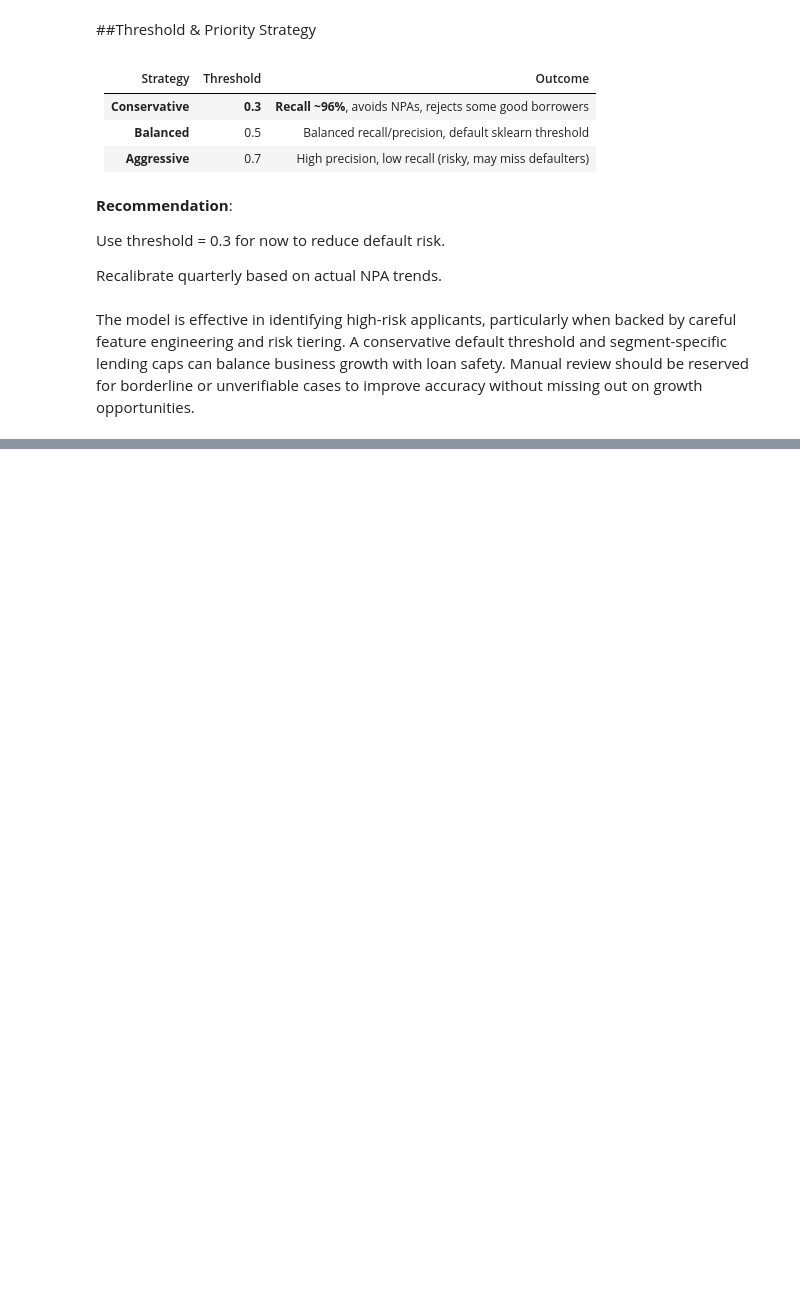
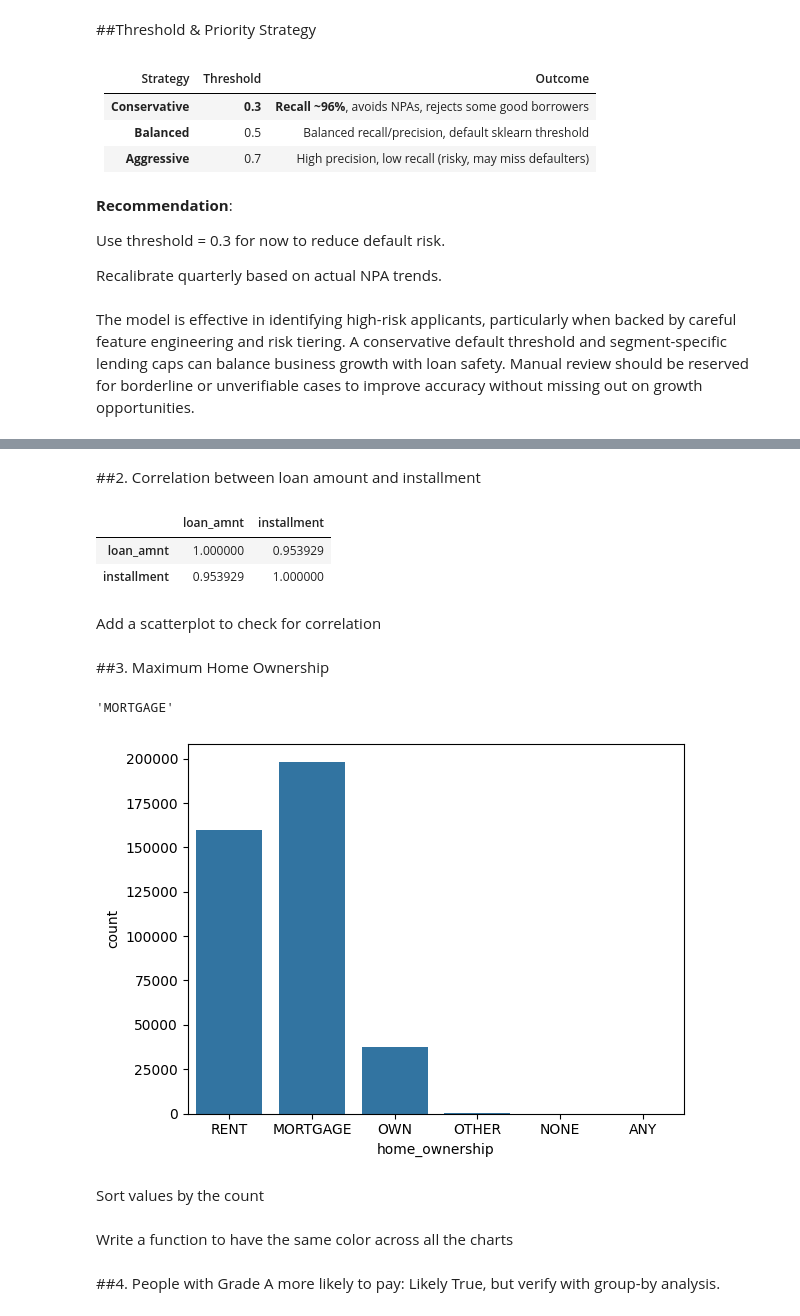
Before and after one commit to hiyer7/Data-Science-Projects, a Jupyter notebook: LoanTap_Logistic_Regression.ipynb, the cells around one changed output, grey strips where cells are left out. Cells and saved outputs as stored; diff of their text form; code cells hidden in the pictures; blank space fills up the shorter version.

```diff
--- a/LoanTap_Logistic_Regression.ipynb
+++ b/LoanTap_Logistic_Regression.ipynb
@@ -1052,0 +1316,5 @@ ValueError: could not convert string to float: 'B'
+# %%
+url = "https://drive.google.com/file/d/1ZPYj7CZCfxntE8p2Lze_4QO4MyEOy6_d/view?usp=drive_link"
+file_id = url.split('/')[-2]
+download_url = f"https://drive.google.com/uc?id={file_id}"
+df1 = pd.read_csv(download_url)
@@ -1052,0 +1333,27 @@ ValueError: could not convert string to float: 'B'
+# %% [markdown]
+##2. Correlation between loan amount and installment
+# %%
+df1[['loan_amnt', 'installment']].corr()
+# %% [output]
+|  | loan_amnt | installment |
+| loan_amnt | 1.000000 | 0.953929 |
+| installment | 0.953929 | 1.000000 |
+# %% [markdown]
+Add a scatterplot to check for correlation
+# %% [markdown]
+##3. Maximum Home Ownership
+# %%
+df1['home_ownership'].value_counts().idxmax()
+# %% [output]
+'MORTGAGE'
+# %%
+sns.countplot(x= 'home_ownership', data= df1)
+plt.show()
+# %% [output]
+[figure, added]
+# %% [markdown]
+Sort values by the count
+# %% [markdown]
+Write a function to have the same color across all the charts
+# %% [markdown]
+##4. People with Grade A more likely to pay: Likely True, but verify with group-by analysis.
```
Also changed, not shown: parts of 107 cells of this notebook.
